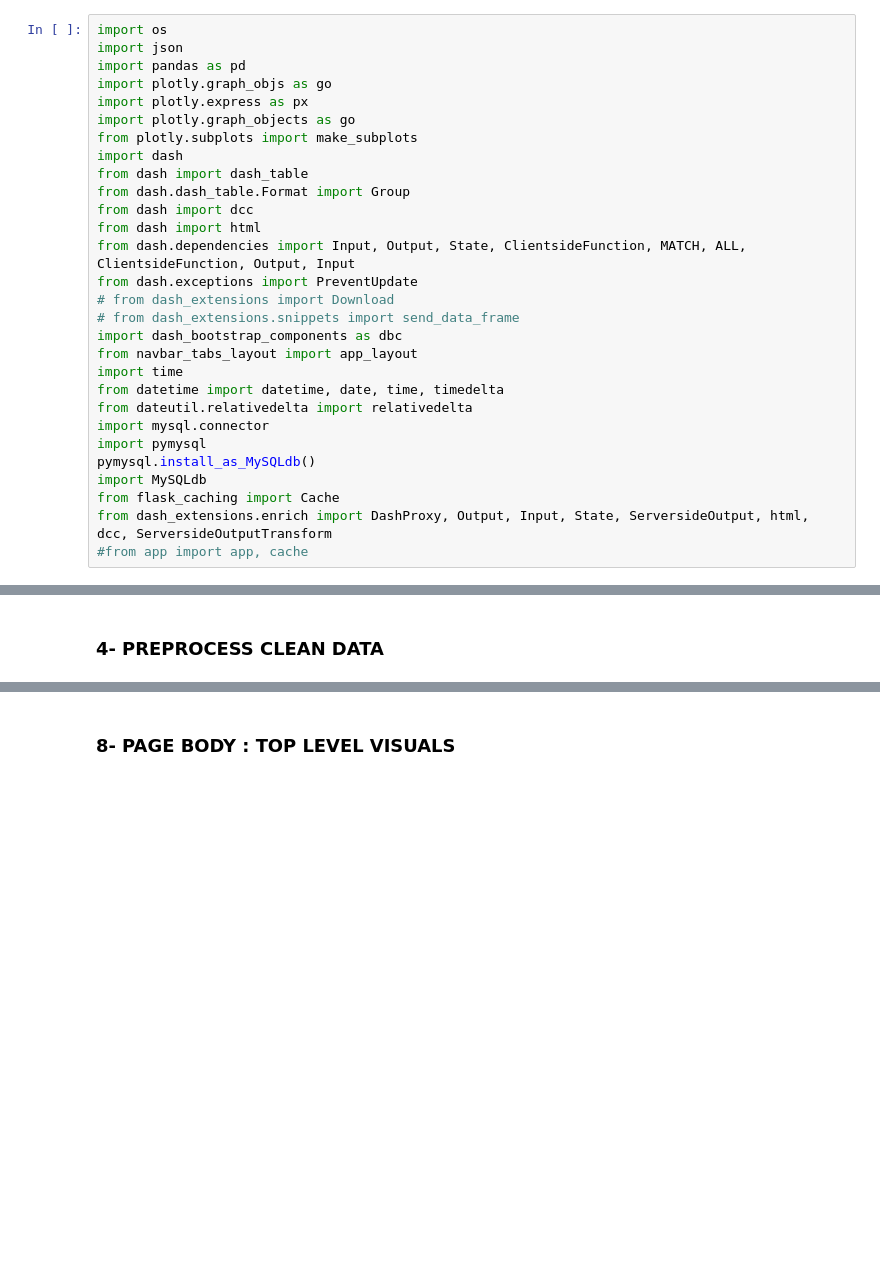
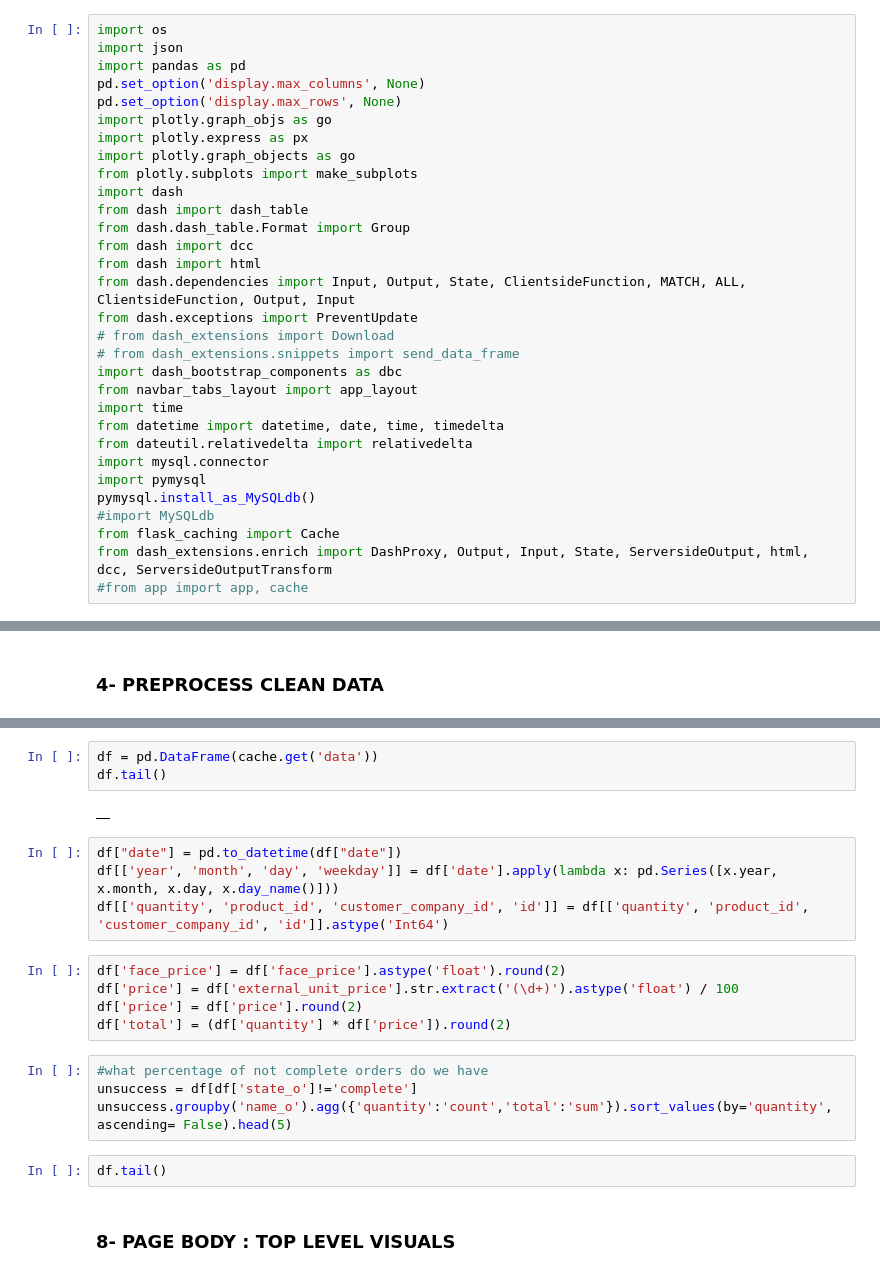
Before and after one commit to pepeette/sales_analytics_dashboard_viz, a Jupyter notebook: dash_board/landing2SQL.ipynb, the cells around one changed output, grey strips where cells are left out. Cells and saved outputs as stored; diff of their text form; blank space fills up the shorter version.

```diff
--- a/dash_board/landing2SQL.ipynb
+++ b/dash_board/landing2SQL.ipynb
@@ -4,6 +13,8 @@
 import os
 import json
 import pandas as pd
+pd.set_option('display.max_columns', None)
+pd.set_option('display.max_rows', None)
 import plotly.graph_objs as go
 import plotly.express as px
 import plotly.graph_objects as go
@@ -25,7 +36,7 @@ from dateutil.relativedelta import relativedelta
 import mysql.connector
 import pymysql
 pymysql.install_as_MySQLdb()
-import MySQLdb
+#import MySQLdb
 from flask_caching import Cache
 from dash_extensions.enrich import DashProxy, Output, Input, State, ServersideOutput, html, dcc, ServersideOutputTransform
 #from app import app, cache
@@ -281,3 +322,23 @@ df['total'] = round(df['total'],2)
+# %%
+df = pd.DataFrame(cache.get('data'))
+df.tail()
+# %% [output]
+|  |
+# %%
+df["date"] = pd.to_datetime(df["date"])
+df[['year', 'month', 'day', 'weekday']] = df['date'].apply(lambda x: pd.Series([x.year, x.month, x.day, x.day_name()]))
+df[['quantity', 'product_id', 'customer_company_id', 'id']] = df[['quantity', 'product_id', 'customer_company_id', 'id']].astype('Int64')
+# %%
+df['face_price'] = df['face_price'].astype('float').round(2)
+df['price'] = df['external_unit_price'].str.extract('(\d+)').astype('float') / 100
+df['price'] = df['price'].round(2)
+df['total'] = (df['quantity'] * df['price']).round(2)
+# %%
+#what percentage of not complete orders do we have
+unsuccess = df[df['state_o']!='complete']
+unsuccess.groupby('name_o').agg({'quantity':'count','total':'sum'}).sort_values(by='quantity', ascending= False).head(5)
+# %%
+df.tail()
 # %% [markdown]
 ### 8- PAGE BODY : TOP LEVEL VISUALS
 # %%
```
Also changed, not shown: parts of 29 cells of this notebook.
